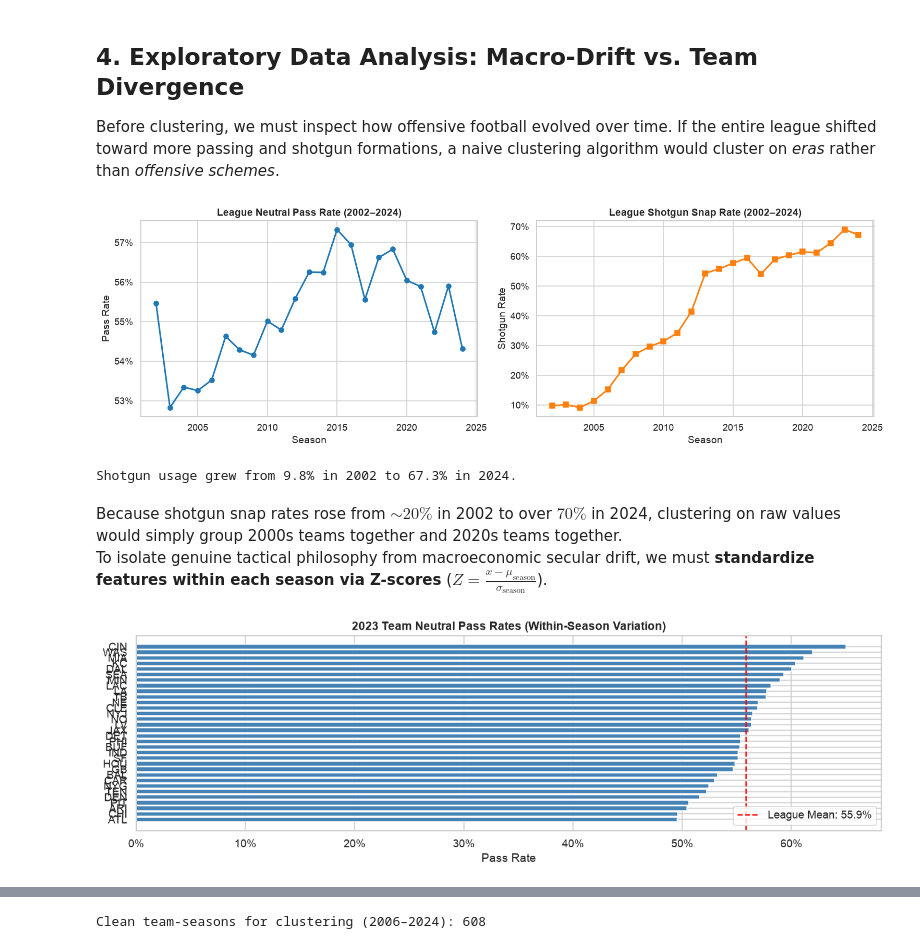
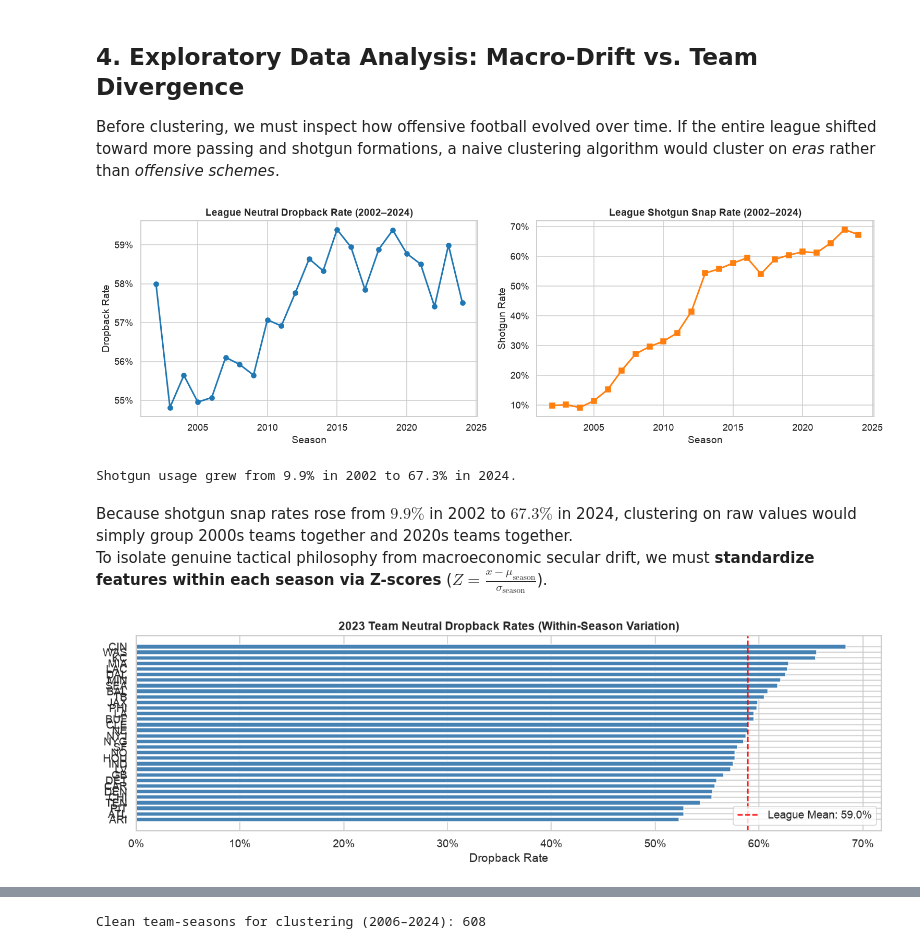
Before and after one commit to knabcd003/nfl-offensive-scheme-clustering, a Jupyter notebook: nfl_offensive_clustering.ipynb, the cells around one changed output, grey strips where cells are left out. Cells and saved outputs as stored; diff of their text form; code cells hidden in the pictures.

```diff
--- a/nfl_offensive_clustering.ipynb
+++ b/nfl_offensive_clustering.ipynb
@@ -150,50 +155,50 @@ Before clustering, we must inspect how offensive football evolved over time. If
 # %%
 # League-wide evolution of neutral pass rate and shotgun usage
 league_trends = (df_pbp.groupby('season')
-                 .agg(pass_rate=('play_type', lambda x: (x == 'pass').mean()),
+                 .agg(pass_rate=('qb_dropback', lambda x: x.fillna(0).mean()),
                       shotgun_rate=('shotgun', 'mean'))
                  .reset_index())
 
 fig, (ax1, ax2) = plt.subplots(1, 2, figsize=(14, 4.5))
 
 ax1.plot(league_trends['season'], league_trends['pass_rate'], 'o-', lw=2, color='#1f77b4')
-ax1.set_title('League Neutral Pass Rate (2002–2024)', fontweight='bold')
-ax1.set_ylabel('Pass Rate')
+ax1.set_title('League Neutral Dropback Rate (2002–2024)', fontweight='bold')
+ax1.set_ylabel('Dropback Rate')
 ax1.yaxis.set_major_formatter(plt.FuncFormatter(lambda y, _: f'{y:.0%}'))
 ax1.set_xlabel('Season')
 
 ax2.plot(league_trends['season'], league_trends['shotgun_rate'], 's-', lw=2, color='#ff7f0e')
 ax2.set_title('League Shotgun Snap Rate (2002–2024)', fontweight='bold')
 ax2.set_ylabel('Shotgun Rate')
 ax2.yaxis.set_major_formatter(plt.FuncFormatter(lambda y, _: f'{y:.0%}'))
 ax2.set_xlabel('Season')
 
 plt.tight_layout()
 plt.show()
 
 print(f"Shotgun usage grew from {league_trends.iloc[0]['shotgun_rate']:.1%} in 2002 to {league_trends.iloc[-1]['shotgun_rate']:.1%} in 2024.")
 # %% [output]
-[figure, old version]
+[figure, new version]
-Shotgun usage grew from 9.8% in 2002 to 67.3% in 2024.
+Shotgun usage grew from 9.9% in 2002 to 67.3% in 2024.
 # %% [markdown]
-Because shotgun snap rates rose from $\sim 20\%$ in 2002 to over $70\%$ in 2024, clustering on raw values would simply group 2000s teams together and 2020s teams together.
+Because shotgun snap rates rose from $9.9\%$ in 2002 to $67.3\%$ in 2024, clustering on raw values would simply group 2000s teams together and 2020s teams together.
 To isolate genuine tactical philosophy from macroeconomic secular drift, we must **standardize features within each season via Z-scores** ($Z = \frac{x - \mu_{\text{season}}}{\sigma_{\text{season}}}$).
 # %%
 # Inspecting team variation within a single season (2023)
 pbp_2023 = df_pbp[df_pbp['season'] == 2023]
-team_passes = pbp_2023.groupby('posteam')['play_type'].apply(lambda s: (s == 'pass').mean()).sort_values()
+team_passes = pbp_2023.groupby('posteam')['qb_dropback'].apply(lambda s: s.fillna(0).mean()).sort_values()
 
 fig, ax = plt.subplots(figsize=(12, 4))
 ax.barh(team_passes.index, team_passes.values, color='steelblue')
 ax.axvline(team_passes.mean(), color='red', linestyle='--', label=f"League Mean: {team_passes.mean():.1%}")
-ax.set_title('2023 Team Neutral Pass Rates (Within-Season Variation)', fontweight='bold')
-ax.set_xlabel('Pass Rate')
+ax.set_title('2023 Team Neutral Dropback Rates (Within-Season Variation)', fontweight='bold')
+ax.set_xlabel('Dropback Rate')
 ax.xaxis.set_major_formatter(plt.FuncFormatter(lambda y, _: f'{y:.0%}'))
 ax.legend()
 plt.tight_layout()
 plt.show()
 # %% [output]
-[figure, old version]
+[figure, new version]
 # %% [markdown]
 ## 5. Feature Engineering and Within-Season Standardization
 
```
Also changed, not shown: parts of 27 cells of this notebook.
